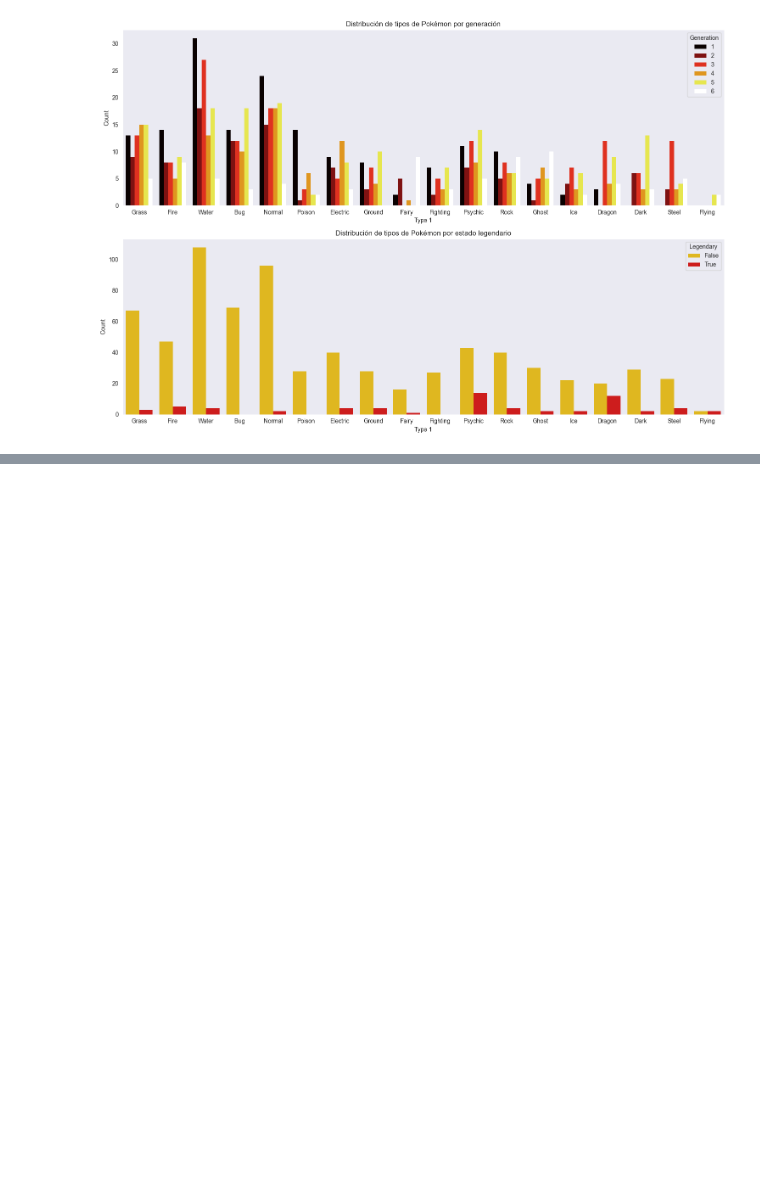
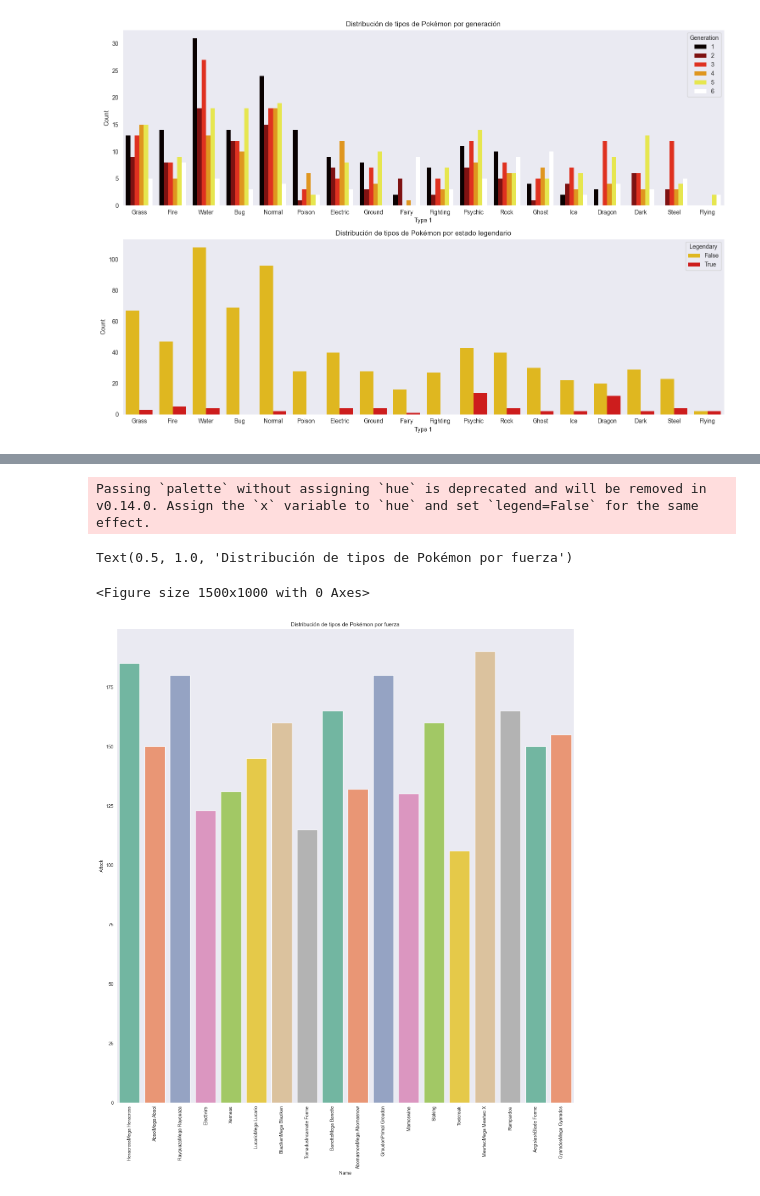
Before and after one commit to borjabarber/EDA_POKEMON, a Jupyter notebook: 2_Analisis_EDA.ipynb, the cells around one changed output, grey strips where cells are left out. Cells and saved outputs as stored; diff of their text form; code cells hidden in the pictures; blank space fills up the shorter version.

```diff
--- a/2_Analisis_EDA.ipynb
+++ b/2_Analisis_EDA.ipynb
@@ -442,0 +481,4 @@ plt.show()
+# %%
+#¿Cual es el pokemon más fuerte por tipo y sus estadisticas?
+best_type = pokemon.loc[pokemon.groupby('Type 1')['Attack'].idxmax(), ['Type 1','Name','HP','Attack','Defense','Sp. Atk','Sp. Def','Speed']]
+best_type
@@ -442,0 +503,11 @@ plt.show()
+# %%
+#Visualización: ¿Cual es el pokemon más fuerte por tipo?
+plt.figure(figsize=(15,10))
+sns.catplot(best_type, x='Name', y='Attack', palette='Set2', kind="bar", height = 15)
+plt.xticks(rotation = 90)
+plt.title('Distribución de tipos de Pokémon por fuerza')
+# %% [output]
+Passing `palette` without assigning `hue` is deprecated and will be removed in v0.14.0. Assign the `x` variable to `hue` and set `legend=False` for the same effect.
+Text(0.5, 1.0, 'Distribución de tipos de Pokémon por fuerza')
+<Figure size 1500x1000 with 0 Axes>
+[figure, added]
```
Also changed, not shown: parts of 27 cells of this notebook.
